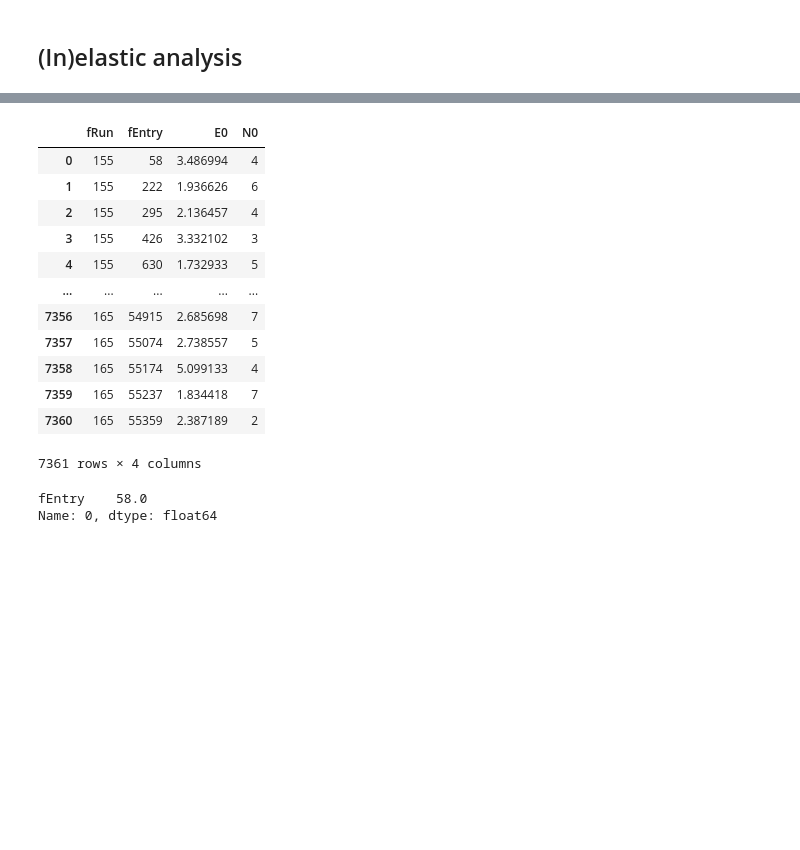
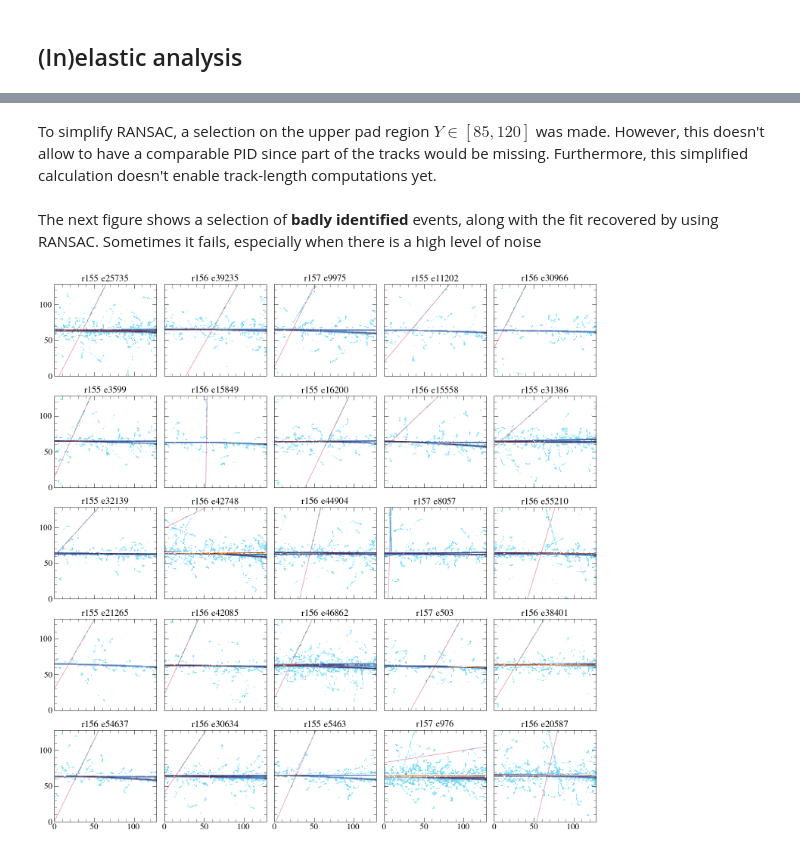
Before and after one commit to loopset/e796-analysis, a Jupyter notebook: Publications/Code/eff/elastic.ipynb, the cells around one changed output, grey strips where cells are left out. Drawn from its saved outputs; the diff is of its cells as text; code cells hidden in the pictures; blank space fills up the shorter version.

```diff
--- a/Publications/Code/eff/elastic.ipynb
+++ b/Publications/Code/eff/elastic.ipynb
@@ -105,3 +81,0 @@ i 815 Run 156 Entry 31205 theta : 94.64
-# %%
-aux = phys.TPCInterface(tpc)
-aux.plot()
@@ -127,21 +82,2 @@ plot(tpc)
-# %%
-root
-# %% [output]
-|  | fRun | fEntry | E0 | N0 |
-| 0 | 155 | 58 | 3.486994 | 4 |
-| 1 | 155 | 222 | 1.936626 | 6 |
-| 2 | 155 | 295 | 2.136457 | 4 |
-| 3 | 155 | 426 | 3.332102 | 3 |
-| 4 | 155 | 630 | 1.732933 | 5 |
-| ... | ... | ... | ... | ... |
-| 7356 | 165 | 54915 | 2.685698 | 7 |
-| 7357 | 165 | 55074 | 2.738557 | 5 |
-| 7358 | 165 | 55174 | 5.099133 | 4 |
-| 7359 | 165 | 55237 | 1.834418 | 7 |
-| 7360 | 165 | 55359 | 2.387189 | 2 |
-7361 rows × 4 columns
-# %%
-root.loc[0, ["fEntry"]]
-# %% [output]
-fEntry    58.0
-Name: 0, dtype: float64
+# %% [markdown]
+To simplify RANSAC, a selection on the upper pad region $Y \in [85, 120]$ was made. However, this doesn't allow to have a comparable PID since part of the tracks would be missing. Furthermore, this simplified calculation doesn't enable track-length computations yet.
@@ -147,0 +147,28 @@ Name: 0, dtype: float64
+# %% [markdown]
+The next figure shows a selection of **badly identified** events, along with the fit recovered by using RANSAC. Sometimes it fails, especially when there is a high level of noise
+# %%
+# Plot
+n = 5
+m = 5
+
+to_plot = bad.sample(n=n*m).index
+
+fig, axs = plt.subplots(n, m, figsize=(15, 15), sharex=True, sharey=True)
+for i, index in enumerate(to_plot):
+    ax = axs.flatten()[i]
+    run = bad.at[index, "run"]
+    entry = bad.at[index, "entry"]
+    angle = bad.at[index, "angle"]
+    # TPC
+    bad.at[index, "tpc"].plot(proj="xy", ax=ax, cbar=False)
+    # Lines
+    if bad.at[index, "line"]:
+        bad.at[index, "line"].plot(color="crimson", alpha=0.5)
+        # Axis formatting
+    ax.set_title(fr"r{run} e{entry}")
+    ax.set_xlabel("")
+    ax.set_ylabel("")
+
+fig.tight_layout()
+# %% [output]
+[figure, added]
```
Also changed, not shown: parts of 26 cells of this notebook, 3 other files.
